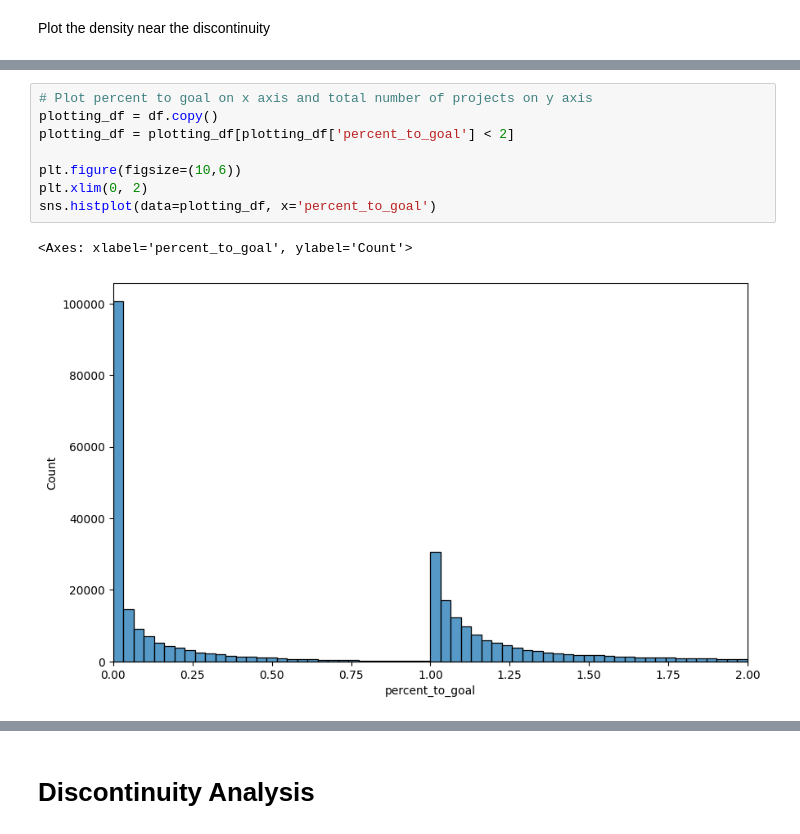
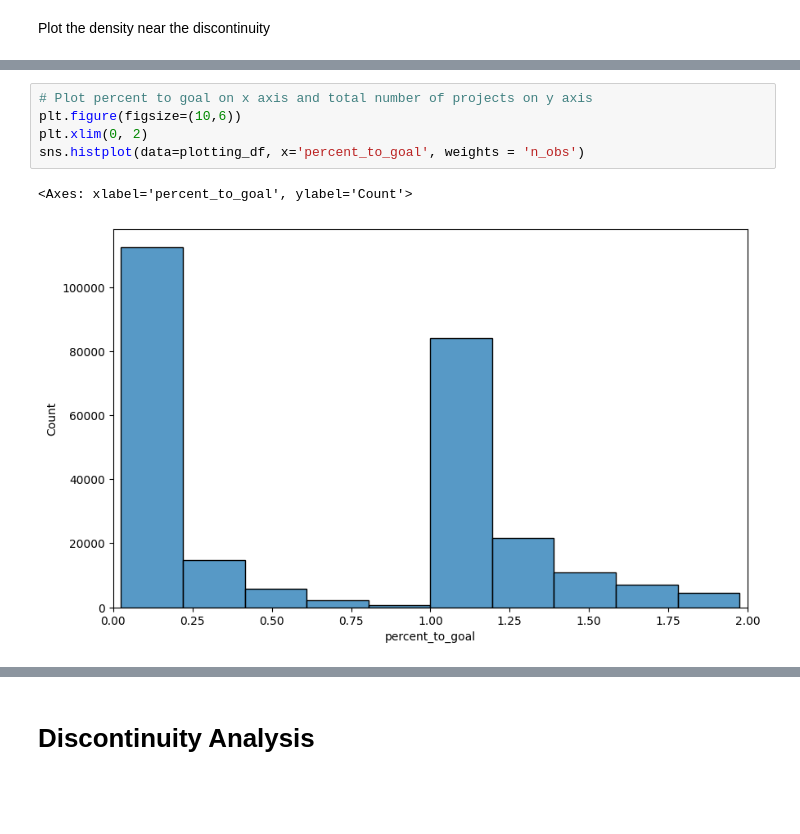
Before and after one commit to sahilpatil98/kickstarter-JMP, a Jupyter notebook: data-analysis/analysis.ipynb, the cells around one changed output, grey strips where cells are left out. Cells and saved outputs as stored; diff of their text form; blank space fills up the shorter version.

```diff
--- a/data-analysis/analysis.ipynb
+++ b/data-analysis/analysis.ipynb
@@ -70,12 +127,9 @@ Plot the density near the discontinuity
 # %%
 # Plot percent to goal on x axis and total number of projects on y axis
-plotting_df = df.copy()
-plotting_df = plotting_df[plotting_df['percent_to_goal'] < 2]
-
 plt.figure(figsize=(10,6))
 plt.xlim(0, 2)
-sns.histplot(data=plotting_df, x='percent_to_goal')
+sns.histplot(data=plotting_df, x='percent_to_goal', weights = 'n_obs')
 # %% [output]
 <Axes: xlabel='percent_to_goal', ylabel='Count'>
-[figure, old version]
+[figure, new version]
 # %%
```
Also changed, not shown: parts of 28 cells of this notebook.
